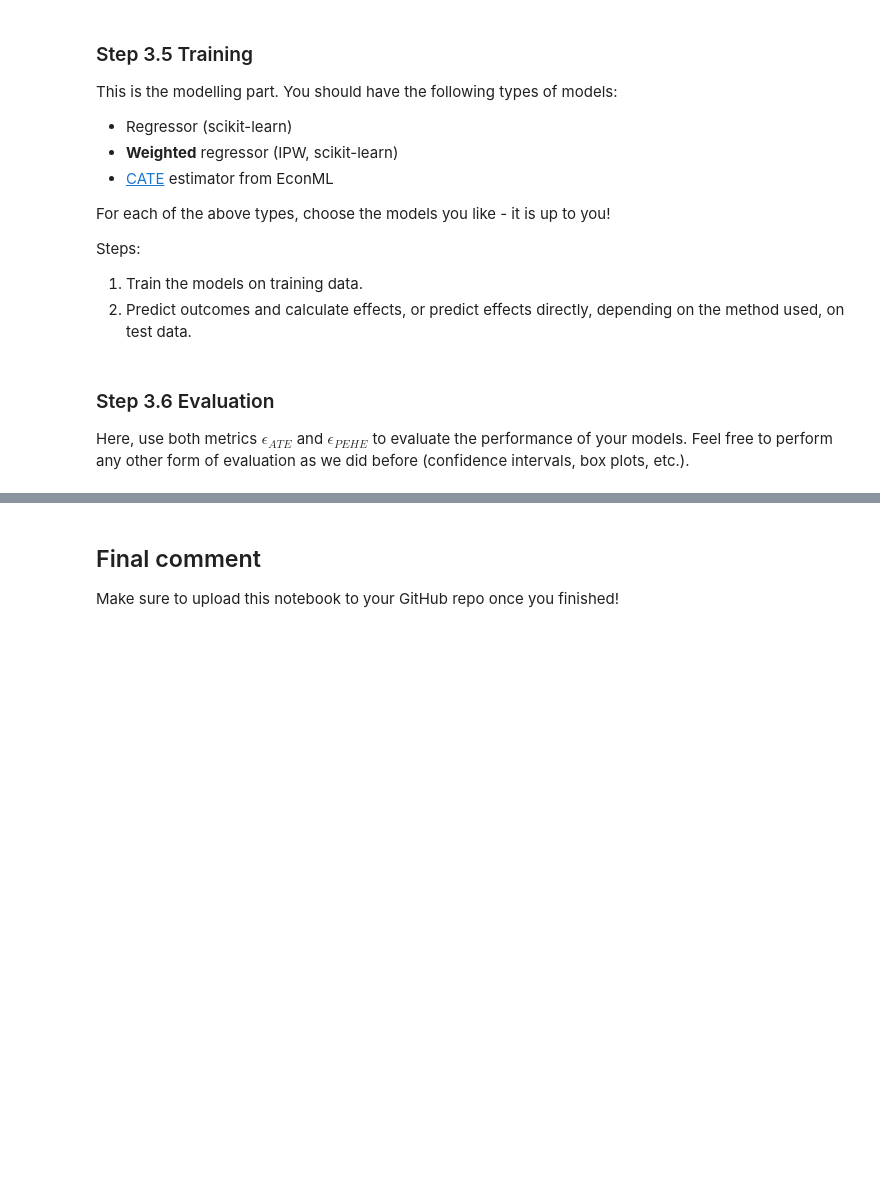
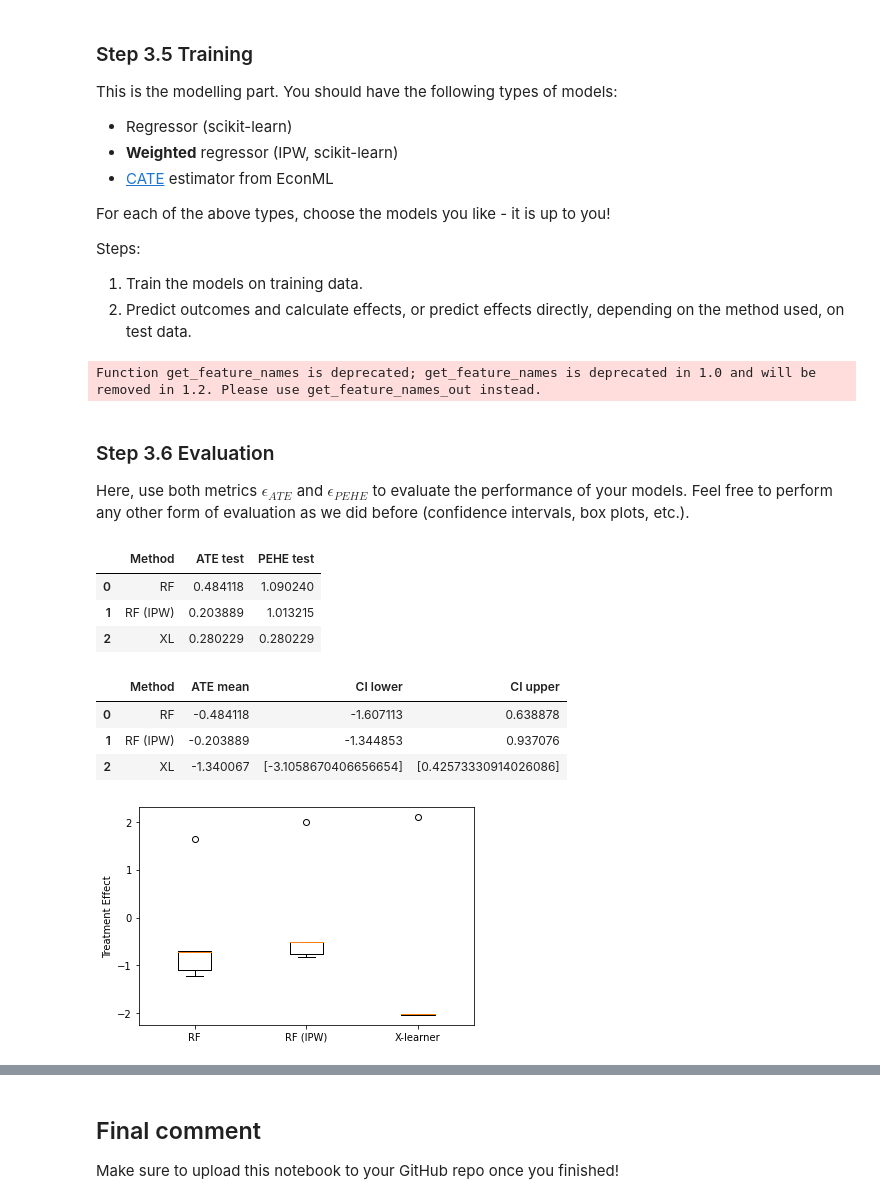
Before and after one commit to sanupran/CE888---Data-Science-Decision-Making-Labs, a Jupyter notebook: lab4/Lab_4_Causal_Inference.ipynb, the cells around one changed output, grey strips where cells are left out. Cells and saved outputs as stored; diff of their text form; code cells hidden in the pictures; blank space fills up the shorter version.

```diff
--- a/lab4/Lab_4_Causal_Inference.ipynb
+++ b/lab4/Lab_4_Causal_Inference.ipynb
@@ -468,3 +585,9 @@ There is little (if any) data pre-processing necessary here. The dataset is alre
+# %%
+x_train, x_test, t_train, t_test, y_train, y_test, ite_train, ite_test = train_test_split(X, T, Y, ite, test_size=0.2)
+
+scaler_x = StandardScaler()
+x_train = scaler_x.fit_transform(x_train)
+x_test = scaler_x.transform(x_test)
 # %% [markdown]
 ### Step 3.5 Training
 
@@ -483,3 +638,27 @@ Steps:
+# %%
+# Get the sample weights
+prop_clf = RandomForestClassifier()
+weights = get_ps_weights(prop_clf, x_train, t_train)
+
+# Train the regressor
+rf_ipsw = RandomForestRegressor()
+
+rf_ipsw.fit(xt_train, y_train.flatten(), sample_weight=weights)
+
+# Make predictions
+rf_ipsw_y0_test = rf_ipsw.predict(xt0_test)
+rf_ipsw_y1_test = rf_ipsw.predict(xt1_test)
+
+# Compute ITEs
+rf_ipsw_te_test = rf_ipsw_y1_test - rf_ipsw_y0_test
+# %%
+# X-Learner
+xl = XLearner(models=RandomForestRegressor(), propensity_model=RandomForestClassifier())
+xl.fit(y_train, t_train.flatten(), X=x_train)
+
+xl_te_test = xl.effect(x_test)
+# %% [output]
+Function get_feature_names is deprecated; get_feature_names is deprecated in 1.0 and will be removed in 1.2. Please use get_feature_names_out instead.
 # %% [markdown]
 ### Step 3.6 Evaluation
 
@@ -490,0 +680,15 @@ Here, use both metrics $ϵ_{ATE}$ and $ϵ_{PEHE}$ to evaluate the performance of
+# %%
+results = []
+results.append(['RF', rf_ate_test, rf_pehe_test])
+results.append(['RF (IPW)', rf_ipsw_ate_test, rf_ipsw_pehe_test])
+results.append(['XL', xl_ate_test, xl_pehe_test])
+
+cols = ['Method', 'ATE test', 'PEHE test']
+
+df = pd.DataFrame(results, columns=cols)
+df
+# %% [output]
+|  | Method | ATE test | PEHE test |
+| 0 | RF | 0.484118 | 1.090240 |
+| 1 | RF (IPW) | 0.203889 | 1.013215 |
+| 2 | XL | 0.280229 | 0.280229 |
@@ -490,0 +700,27 @@ Here, use both metrics $ϵ_{ATE}$ and $ϵ_{PEHE}$ to evaluate the performance of
+# %%
+rf_ate_bounds = mean_ci(rf_te_test)
+rf_ipsw_ate_bounds = mean_ci(rf_ipsw_te_test)
+xl_ate_bounds = mean_ci(xl_te_test)
+
+results = []
+results.append(['RF', rf_ate_bounds[0], rf_ate_bounds[1], rf_ate_bounds[2]])
+results.append(['RF (IPW)', rf_ipsw_ate_bounds[0], rf_ipsw_ate_bounds[1], rf_ipsw_ate_bounds[2]])
+results.append(['XL', xl_ate_bounds[0], xl_ate_bounds[1], xl_ate_bounds[2]])
+
+cols = ['Method', 'ATE mean', 'CI lower', 'CI upper']
+
+df = pd.DataFrame(results, columns=cols)
+df
+# %% [output]
+|  | Method | ATE mean | CI lower | CI upper |
+| 0 | RF | -0.484118 | -1.607113 | 0.638878 |
+| 1 | RF (IPW) | -0.203889 | -1.344853 | 0.937076 |
+| 2 | XL | -1.340067 | [-3.1058670406656654] | [0.42573330914026086] |
+# %%
+plt.figure()
+plt.boxplot([rf_te_test, rf_ipsw_te_test, xl_te_test.flatten()], labels=['RF', 'RF (IPW)', 'X-learner'])
+plt.ylabel('Treatment Effect')
+
+plt.show()
+# %% [output]
+[figure, added]
```
Also changed, not shown: parts of 33 cells of this notebook.
